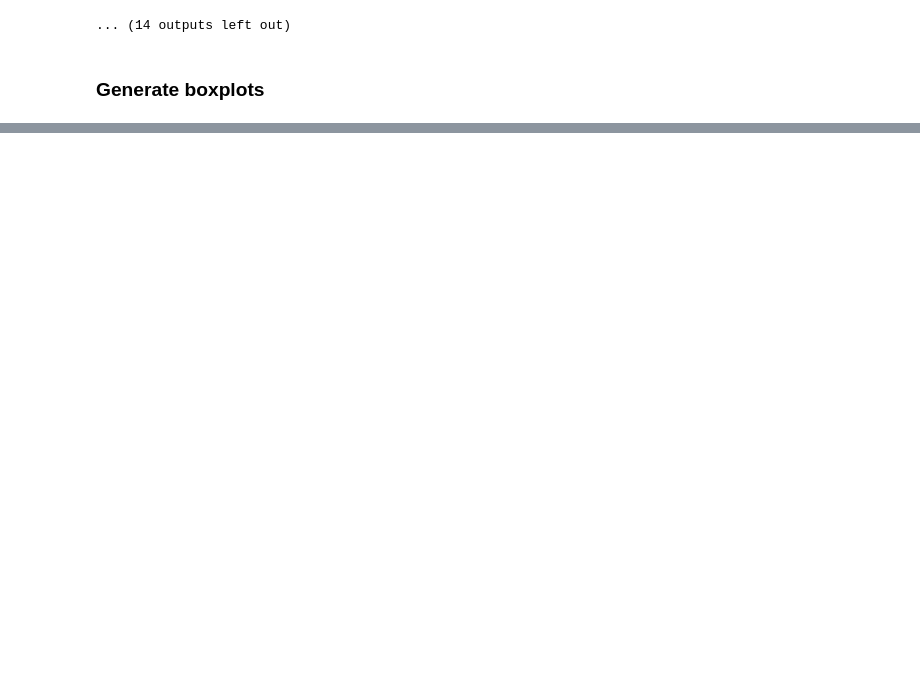
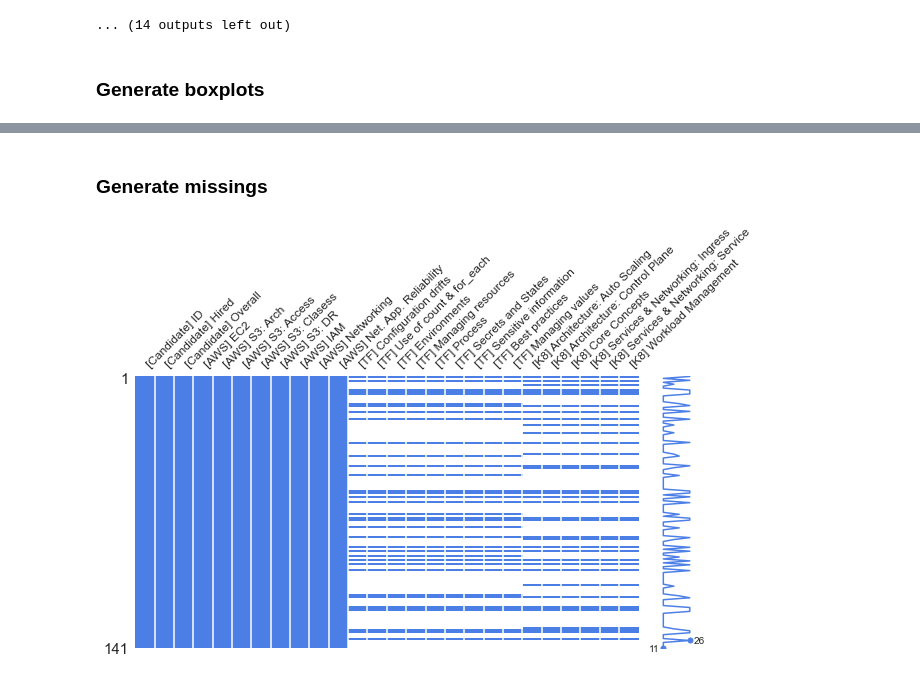
Before and after one commit to anasillo/caylent-hiring, a Jupyter notebook: code/1 - EDA/main.ipynb, the cells around one changed output, grey strips where cells are left out. Drawn from its saved outputs; the diff is of its cells as text; code cells hidden in the pictures; blank space fills up the shorter version.

```diff
--- a/code/1 - EDA/main.ipynb
+++ b/code/1 - EDA/main.ipynb
@@ -173,0 +205,6 @@ See the caveats in the documentation: https://pandas.pydata.org/pandas-docs/stab
+# %% [markdown]
+### Generate missings
+# %%
+generate_missings (df)
+# %% [output]
+[figure, added]
```
Also changed, not shown: parts of 34 cells of this notebook, 30 other files.
